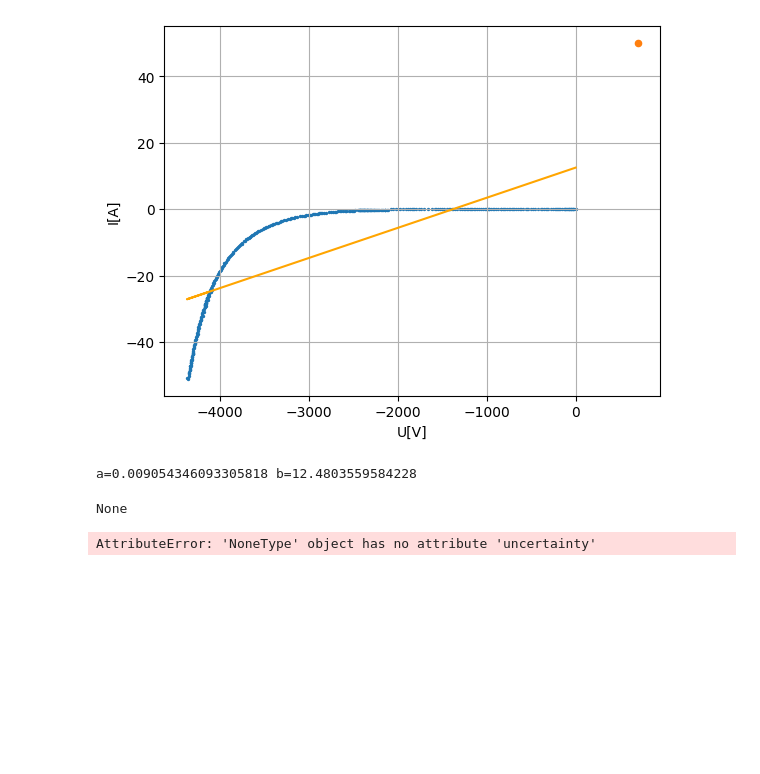
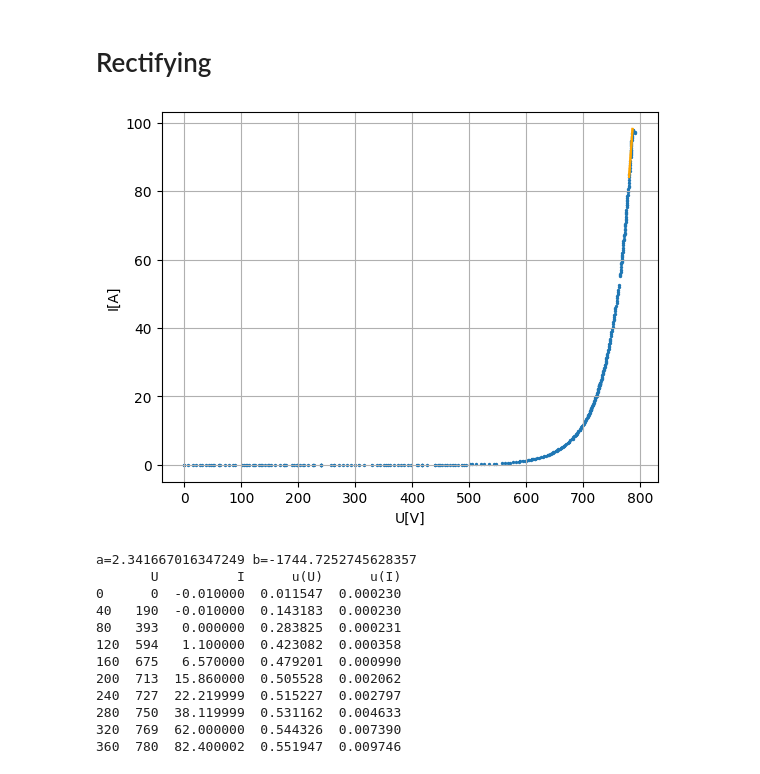
Before and after one commit to ikrzywda/air-cs, a Jupyter notebook: fizyka-3.3/zener-diode/notebook.ipynb, the cells around one changed output. Saved outputs shown, nothing was run; the diff lists cells and outputs as text; code cells hidden in the pictures; blank space fills up the shorter version.

```diff
--- a/fizyka-3.3/zener-diode/notebook.ipynb
+++ b/fizyka-3.3/zener-diode/notebook.ipynb
@@ -10,57 +12,2 @@ import sys
 
 sys.path.append("../")
-# %%
-from processing.linear_regression import get_regression
-
-df = pd.read_csv("data/multimeter_data/sanitized/zener-z-4.csv", index_col=False, header=0)
-
-voltage = df["U"].to_numpy()
-current = df["I"].to_numpy()
-
-data, vals, model = get_regression(voltage, current)
-
-plt.figure()
-plt.grid()
-plt.xlabel("U[V]")
-plt.ylabel("I[A]")
-plt.plot(vals, model.predict(vals), color="orange")
-plt.scatter(df["U"], df["I"], zorder=-1, s=2)
-plt.scatter(700, 50, zorder=-1, s=20)
-# plt.plot(_x, regression_model.predict(_x), color="orange")
-plt.show()
-
-print(data)
-# %% [output]
-[figure, removed]
-a=0.009054346093305818 b=12.4803559584228
-# %%
-# from processing.devices import BRYMEN_BM811_VOLTAGE
-from processing.uncertainty import compute_uncertainty, DeviceUncertainty, Uncertainty
-
-BRYMEN_BM811_VOLTAGE = DeviceUncertainty(
-    device_name="BrymenB811",
-    probing_specs=[
-    (
-        50,
-        Uncertainty(
-            uncentainty=0.0012,
-            lsd_magnitude=0.01,
-            c_constant=2
-        )
-    ),
-    (
-        500,
-        Uncertainty(
-            uncentainty=0.0006,
-            lsd_magnitude=0.01,
-            c_constant=2
-        )
-    )
-    ]
-)
-# print(BRYMEN_BM811_VOLTAGE)
-
-df["u(U)"] = [compute_uncertainty(v, BRYMEN_BM811_VOLTAGE) for v in voltage]
-# %% [output]
-None
-AttributeError: 'NoneType' object has no attribute 'uncertainty'
@@ -66,0 +99,24 @@ AttributeError: 'NoneType' object has no attribute 'uncertainty'
+# %% [markdown]
+# Rectifying
+# %%
+data = prepare_data("data/multimeter_data/sanitized/rectifying.csv")
+sample = get_sample_data(data, 40)
+
+linear_regression_coeffs = plot_with_regression(data)
+
+print(linear_regression_coeffs)
+display(sample)
+# %% [output]
+[figure, added]
+a=2.341667016347249 b=-1744.7252745628357
+       U          I      u(U)      u(I)
+0      0  -0.010000  0.011547  0.000230
+40   190  -0.010000  0.143183  0.000230
+80   393   0.000000  0.283825  0.000231
+120  594   1.100000  0.423082  0.000358
+160  675   6.570000  0.479201  0.000990
+200  713  15.860000  0.505528  0.002062
+240  727  22.219999  0.515227  0.002797
+280  750  38.119999  0.531162  0.004633
+320  769  62.000000  0.544326  0.007390
+360  780  82.400002  0.551947  0.009746
```
Also changed, not shown: parts of 6 cells of this notebook, 2 other files.
